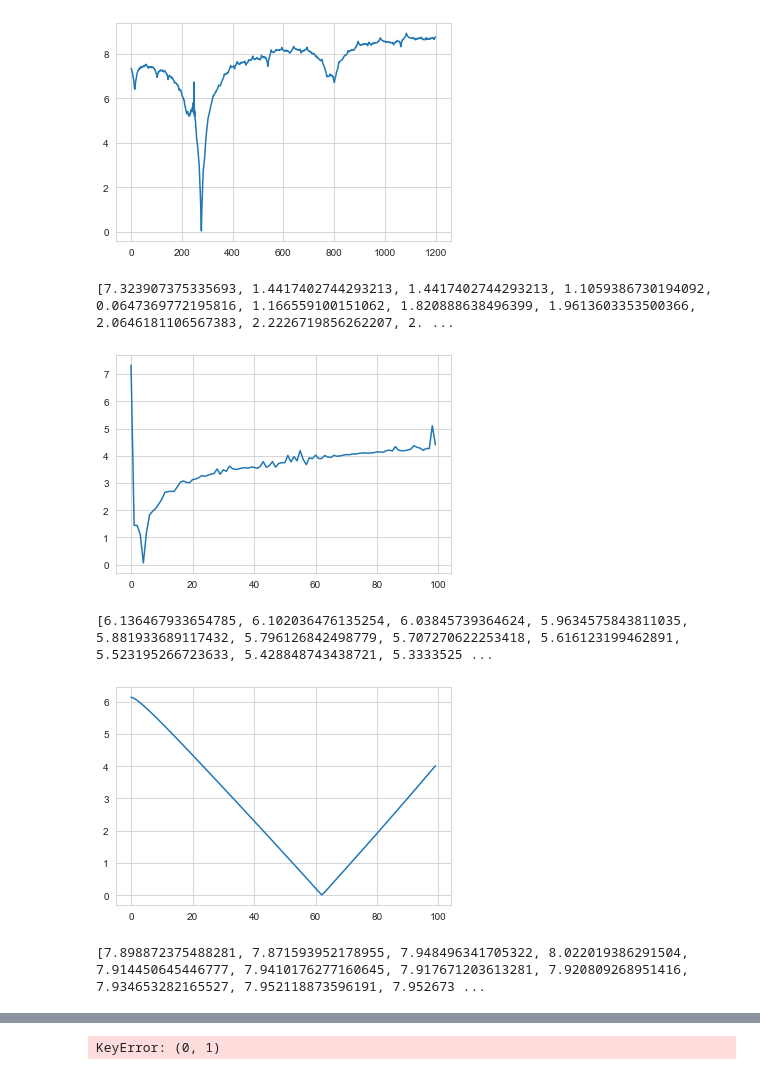
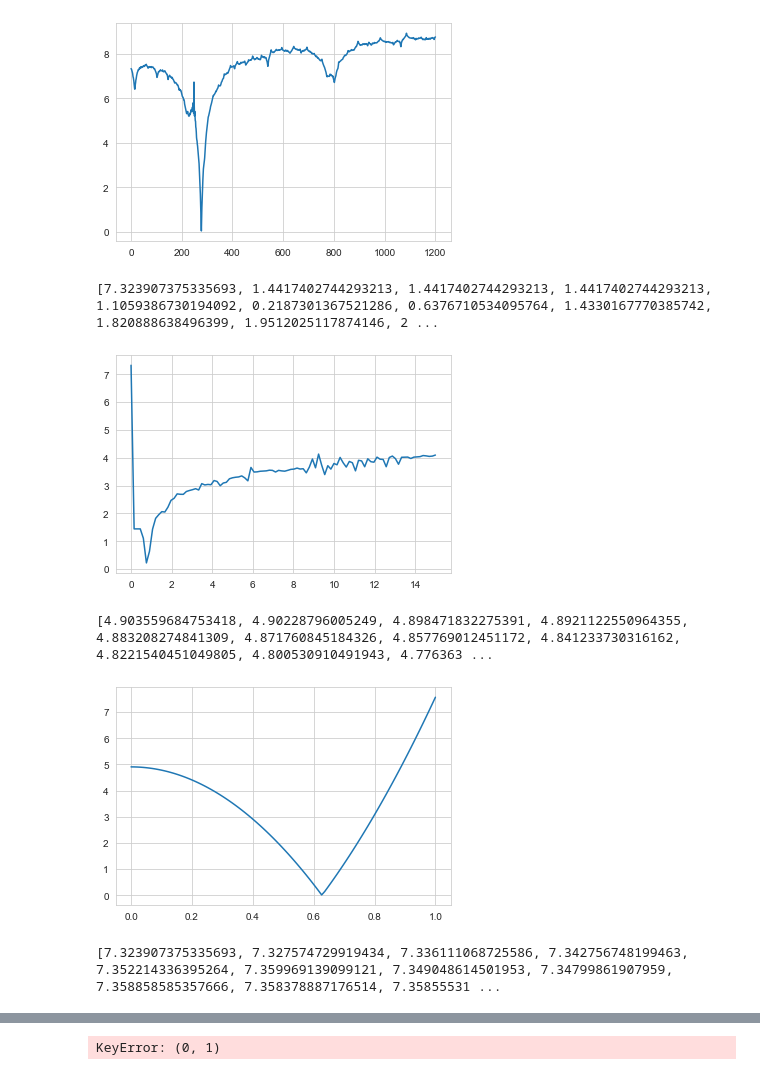
Before and after one commit to aisynth/diffmoog, a Jupyter notebook: visualization_notebooks/visualize_loss_surface.ipynb, the cells around one changed output, grey strips where cells are left out. Cells and saved outputs as stored; diff of their text form; code cells hidden in the pictures.

```diff
--- a/visualization_notebooks/visualize_loss_surface.ipynb
+++ b/visualization_notebooks/visualize_loss_surface.ipynb
@@ -126,7 +125,7 @@ plt.show()
 # %% [output]
 [figure]
 # %%
-lfo_freq_vals = np.linspace(0, 20, 100)
+lfo_freq_vals = np.linspace(0, 15, 100)
 
 losses2 = []
 for freq_val in lfo_freq_vals:
@@ -155,12 +154,13 @@ for freq_val in lfo_freq_vals:
 
 print(losses2)
 # %% [output]
-[7.323907375335693, 1.4417402744293213, 1.4417402744293213, 1.1059386730194092, 0.0647369772195816, 1.166559100151062, 1.820888638496399, 1.9613603353500366, 2.0646181106567383, 2.2226719856262207, 2. ...
+[7.323907375335693, 1.4417402744293213, 1.4417402744293213, 1.4417402744293213, 1.1059386730194092, 0.2187301367521286, 0.6376710534095764, 1.4330167770385742, 1.820888638496399, 1.9512025117874146, 2 ...
 # %%
-plt.plot(losses2)
+plt.plot(lfo_freq_vals, losses2)
+
 plt.show()
 # %% [output]
-[figure, old version]
+[figure, new version]
 # %%
 amp_vals = np.linspace(0, 1, 100)
 
@@ -191,12 +191,12 @@ for amp_val in amp_vals:
 
 print(losses3)
 # %% [output]
-[6.136467933654785, 6.102036476135254, 6.03845739364624, 5.9634575843811035, 5.881933689117432, 5.796126842498779, 5.707270622253418, 5.616123199462891, 5.523195266723633, 5.428848743438721, 5.3333525 ...
+[4.903559684753418, 4.90228796005249, 4.898471832275391, 4.8921122550964355, 4.883208274841309, 4.871760845184326, 4.857769012451172, 4.841233730316162, 4.8221540451049805, 4.800530910491943, 4.776363 ...
 # %%
-plt.plot(losses3)
+plt.plot(amp_vals, losses3)
 plt.show()
 # %% [output]
-[figure, old version]
+[figure, new version]
 # %%
 mod_index_vals = np.linspace(0, 0.3, 1000)
 
@@ -227,5 +227,5 @@ for mod_index_val in mod_index_vals:
 
 print(losses4)
 # %% [output]
-[7.898872375488281, 7.871593952178955, 7.948496341705322, 8.022019386291504, 7.914450645446777, 7.9410176277160645, 7.917671203613281, 7.920809268951416, 7.934653282165527, 7.952118873596191, 7.952673 ...
+[7.323907375335693, 7.327574729919434, 7.336111068725586, 7.342756748199463, 7.352214336395264, 7.359969139099121, 7.349048614501953, 7.34799861907959, 7.358858585357666, 7.358378887176514, 7.35855531 ...
 # %%
```
Also changed, not shown: parts of 3 cells of this notebook, 3 other files.
